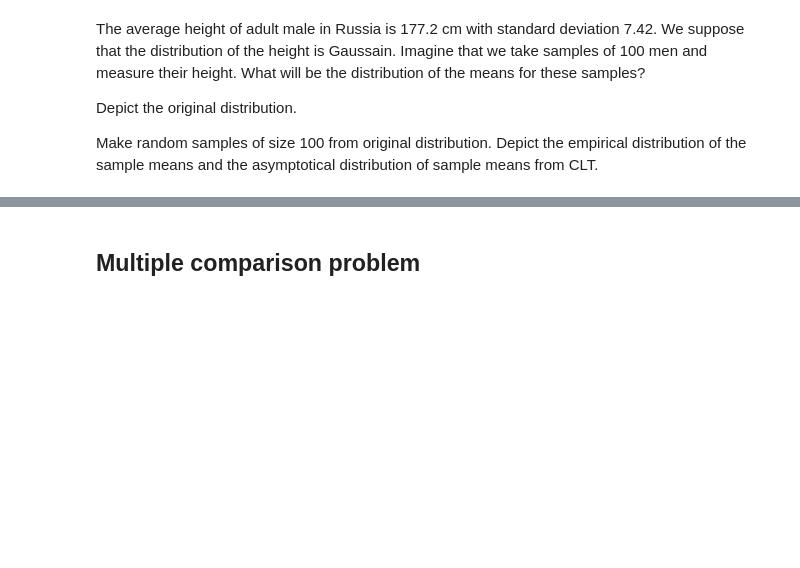
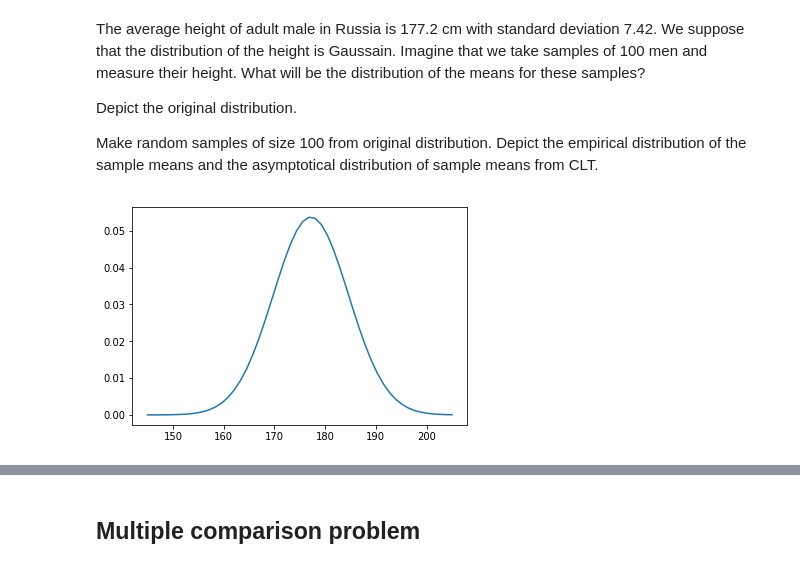
Before and after one commit to nomemm/advstat-labs, a Jupyter notebook: Lab04/Lab04.ipynb, the cells around one changed output, grey strips where cells are left out. Saved outputs shown, nothing was run; the diff lists cells and outputs as text; code cells hidden in the pictures; blank space fills up the shorter version.

```diff
--- a/Lab04/Lab04.ipynb
+++ b/Lab04/Lab04.ipynb
@@ -100,2 +98,13 @@ Depict the empirical distribution of the sample means and the asymptotical distr
+# %%
+# 1. Depict the original distribution of male height.
+mean = 177.2
+sigma = 7.42
+height_asympt = norm(mean, sigma)
+x = np.linspace(145, 205)
+plt.figure()
+plt.plot(x, height_asympt.pdf(x))
+plt.show()
+# %% [output]
+[figure, added]
 # %%
 # 2. Make random samples of size 100
```
Also changed, not shown: parts of 9 cells of this notebook.
